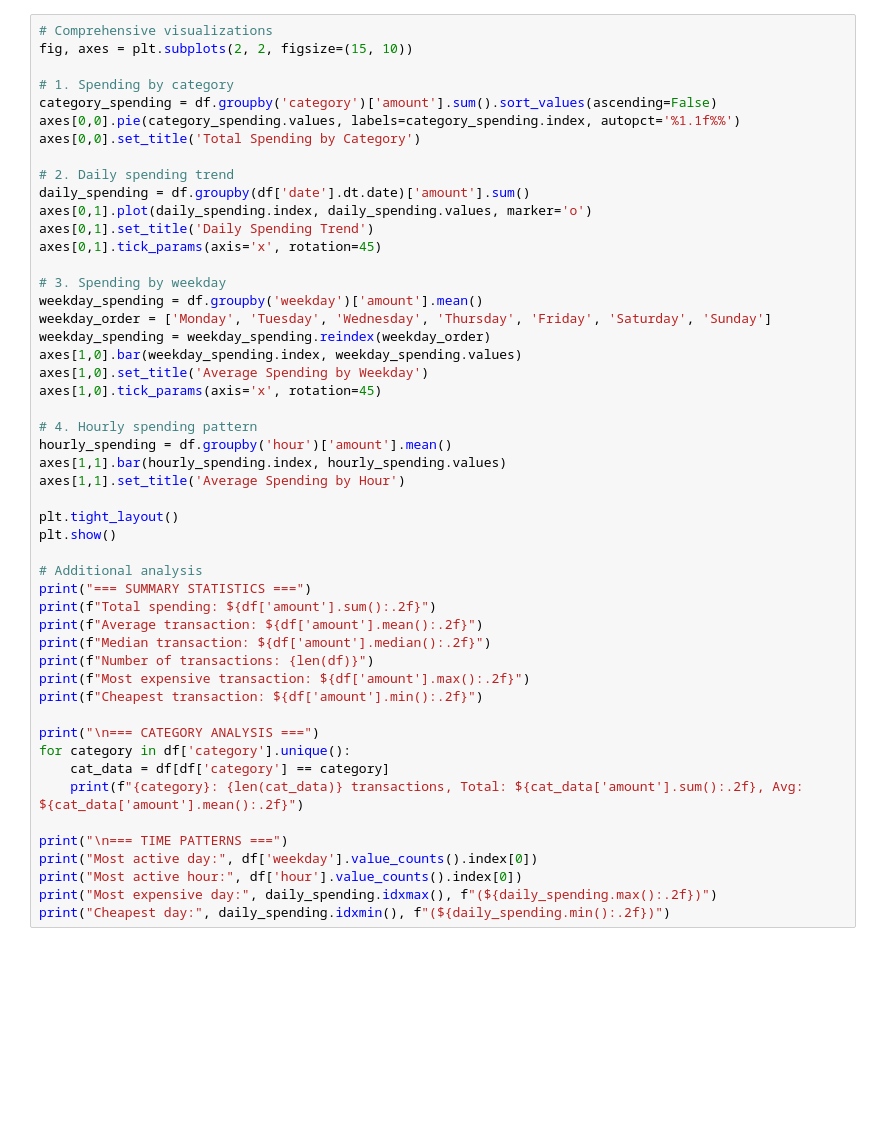
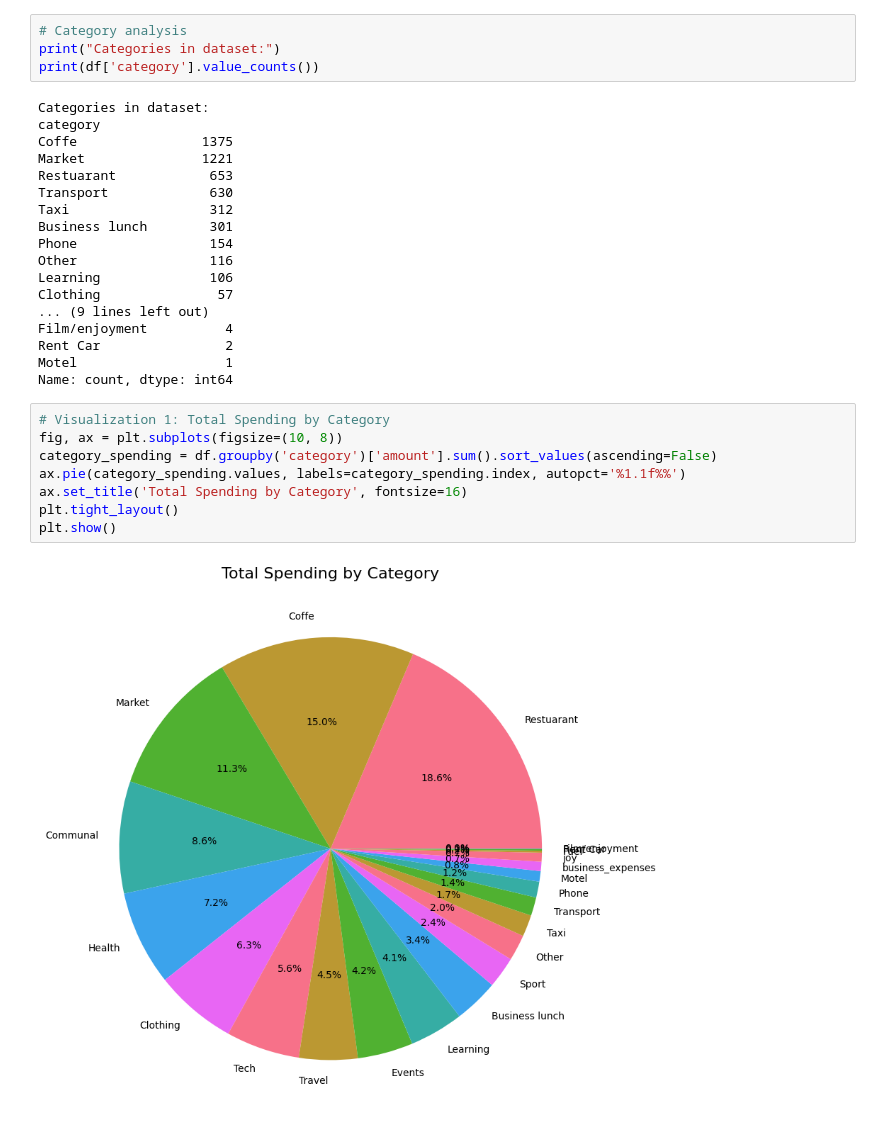
Before and after one commit to science-analyse/monthly_expenses_prediction, a Jupyter notebook: 2.0.0/EDA.ipynb, the cells around one changed output. Drawn from its saved outputs; the diff is of its cells as text; blank space fills up the shorter version.

```diff
--- a/2.0.0/EDA.ipynb
+++ b/2.0.0/EDA.ipynb
@@ -43,50 +115,32 @@ print(f"From: {df['date'].min()} To: {df['date'].max()}")
+# %%
+# Category analysis
+print("Categories in dataset:")
+print(df['category'].value_counts())
+# %% [output]
+Categories in dataset:
+category
+Coffe                1375
+Market               1221
+Restuarant            653
+Transport             630
+Taxi                  312
+Business lunch        301
+Phone                 154
+Other                 116
+Learning              106
+Clothing               57
+... (9 lines left out)
+Film/enjoyment          4
+Rent Car                2
+Motel                   1
+Name: count, dtype: int64
 # %%
-# Comprehensive visualizations
-fig, axes = plt.subplots(2, 2, figsize=(15, 10))
-
-# 1. Spending by category
+# Visualization 1: Total Spending by Category
+fig, ax = plt.subplots(figsize=(10, 8))
 category_spending = df.groupby('category')['amount'].sum().sort_values(ascending=False)
-axes[0,0].pie(category_spending.values, labels=category_spending.index, autopct='%1.1f%%')
-axes[0,0].set_title('Total Spending by Category')
-
-# 2. Daily spending trend
-daily_spending = df.groupby(df['date'].dt.date)['amount'].sum()
-axes[0,1].plot(daily_spending.index, daily_spending.values, marker='o')
-axes[0,1].set_title('Daily Spending Trend')
-axes[0,1].tick_params(axis='x', rotation=45)
-
-# 3. Spending by weekday
-weekday_spending = df.groupby('weekday')['amount'].mean()
-weekday_order = ['Monday', 'Tuesday', 'Wednesday', 'Thursday', 'Friday', 'Saturday', 'Sunday']
-weekday_spending = weekday_spending.reindex(weekday_order)
-axes[1,0].bar(weekday_spending.index, weekday_spending.values)
-axes[1,0].set_title('Average Spending by Weekday')
-axes[1,0].tick_params(axis='x', rotation=45)
-
-# 4. Hourly spending pattern
-hourly_spending = df.groupby('hour')['amount'].mean()
-axes[1,1].bar(hourly_spending.index, hourly_spending.values)
-axes[1,1].set_title('Average Spending by Hour')
-
+ax.pie(category_spending.values, labels=category_spending.index, autopct='%1.1f%%')
+ax.set_title('Total Spending by Category', fontsize=16)
 plt.tight_layout()
 plt.show()
-
-# Additional analysis
-print("=== SUMMARY STATISTICS ===")
-print(f"Total spending: ${df['amount'].sum():.2f}")
-print(f"Average transaction: ${df['amount'].mean():.2f}")
-print(f"Median transaction: ${df['amount'].median():.2f}")
-print(f"Number of transactions: {len(df)}")
-print(f"Most expensive transaction: ${df['amount'].max():.2f}")
-print(f"Cheapest transaction: ${df['amount'].min():.2f}")
-
-print("\n=== CATEGORY ANALYSIS ===")
-for category in df['category'].unique():
-    cat_data = df[df['category'] == category]
-    print(f"{category}: {len(cat_data)} transactions, Total: ${cat_data['amount'].sum():.2f}, Avg: ${cat_data['amount'].mean():.2f}")
-
-print("\n=== TIME PATTERNS ===")
-print("Most active day:", df['weekday'].value_counts().index[0])
-print("Most active hour:", df['hour'].value_counts().index[0])
-print("Most expensive day:", daily_spending.idxmax(), f"(${daily_spending.max():.2f})")
-print("Cheapest day:", daily_spending.idxmin(), f"(${daily_spending.min():.2f})")
+# %% [output]
+[figure, added]
```
Also changed, not shown: parts of 21 cells of this notebook.
